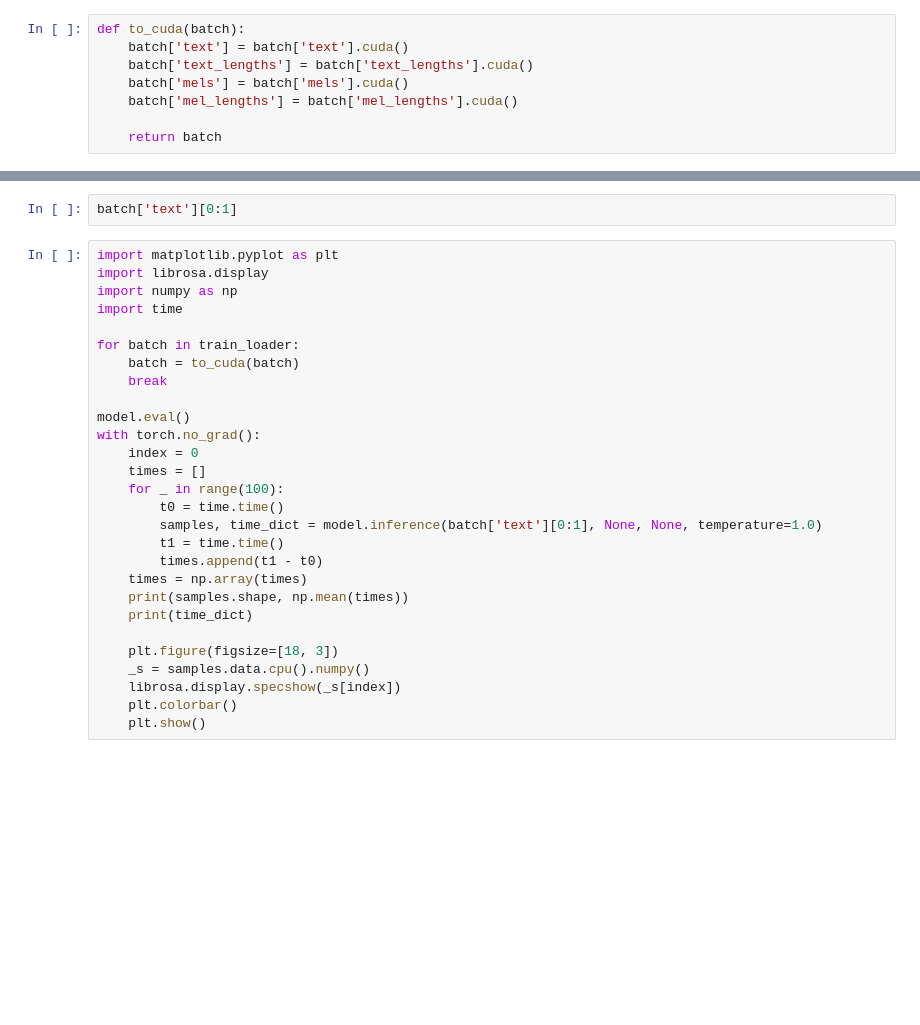
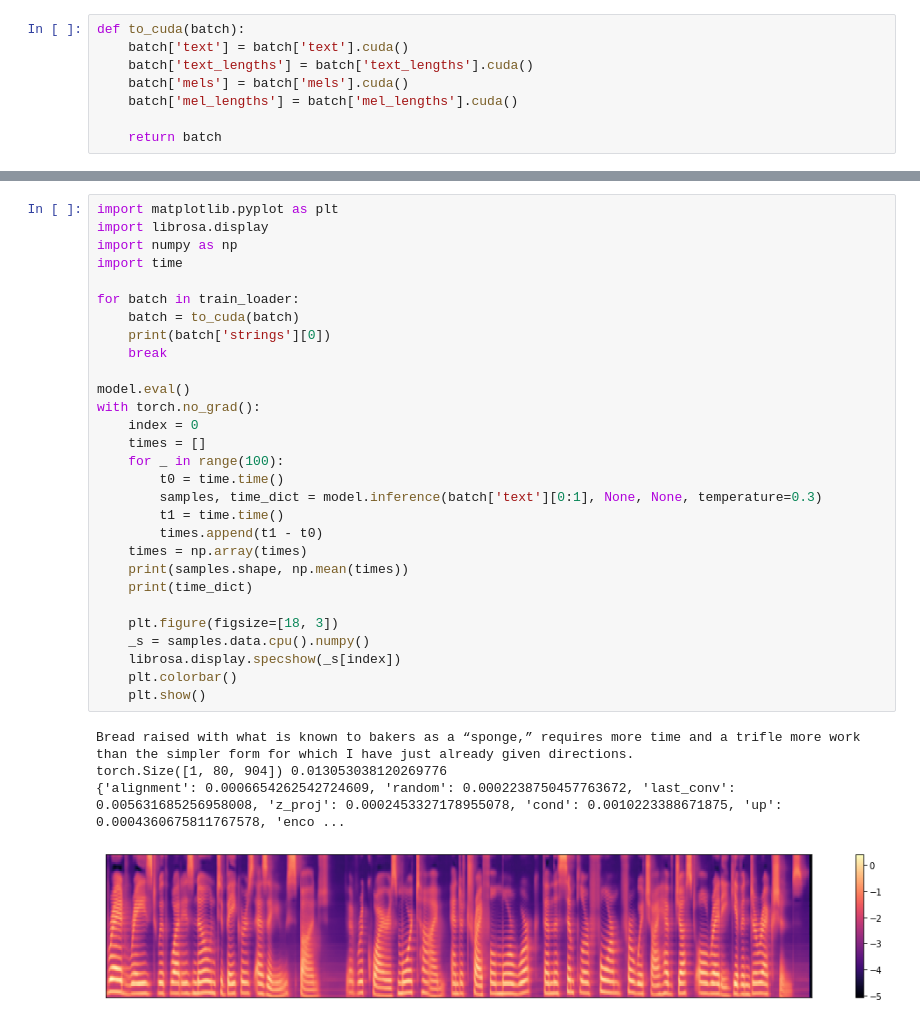
Before and after one commit to scpark20/kimchi-tts, a Jupyter notebook: light48_model.ipynb, the cells around one changed output, grey strips where cells are left out. Drawn from its saved outputs; the diff is of its cells as text; blank space fills up the shorter version.

```diff
--- a/light48_model.ipynb
+++ b/light48_model.ipynb
@@ -208,33 +232,37 @@ logger.save(step, model, optimizer)
-# %%
-batch['text'][0:1]
 # %%
 import matplotlib.pyplot as plt
 import librosa.display
 import numpy as np
 import time
 
 for batch in train_loader:
     batch = to_cuda(batch)
+    print(batch['strings'][0])
     break
 
 model.eval()
 with torch.no_grad():
     index = 0
     times = []
     for _ in range(100):
         t0 = time.time()
-        samples, time_dict = model.inference(batch['text'][0:1], None, None, temperature=1.0)
+        samples, time_dict = model.inference(batch['text'][0:1], None, None, temperature=0.3)
         t1 = time.time()
         times.append(t1 - t0)
     times = np.array(times)
     print(samples.shape, np.mean(times))
     print(time_dict)
 
     plt.figure(figsize=[18, 3])
     _s = samples.data.cpu().numpy()
     librosa.display.specshow(_s[index])
     plt.colorbar()
     plt.show()
+# %% [output]
+Bread raised with what is known to bakers as a “sponge,” requires more time and a trifle more work than the simpler form for which I have just already given directions.
+torch.Size([1, 80, 904]) 0.013053038120269776
+{'alignment': 0.0006654262542724609, 'random': 0.0002238750457763672, 'last_conv': 0.005631685256958008, 'z_proj': 0.0002453327178955078, 'cond': 0.0010223388671875, 'up': 0.0004360675811767578, 'enco ...
+[figure, added]
 # %%
 time_sum = 0
 for key in time_dict.keys():
```
Also changed, not shown: parts of 7 cells of this notebook, 6 other files.
